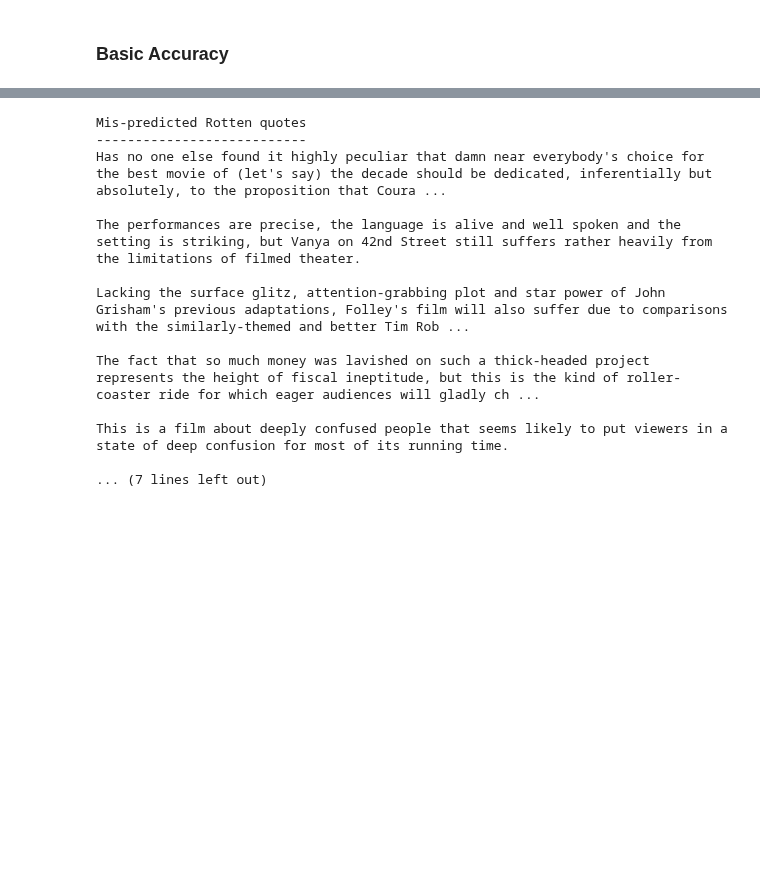
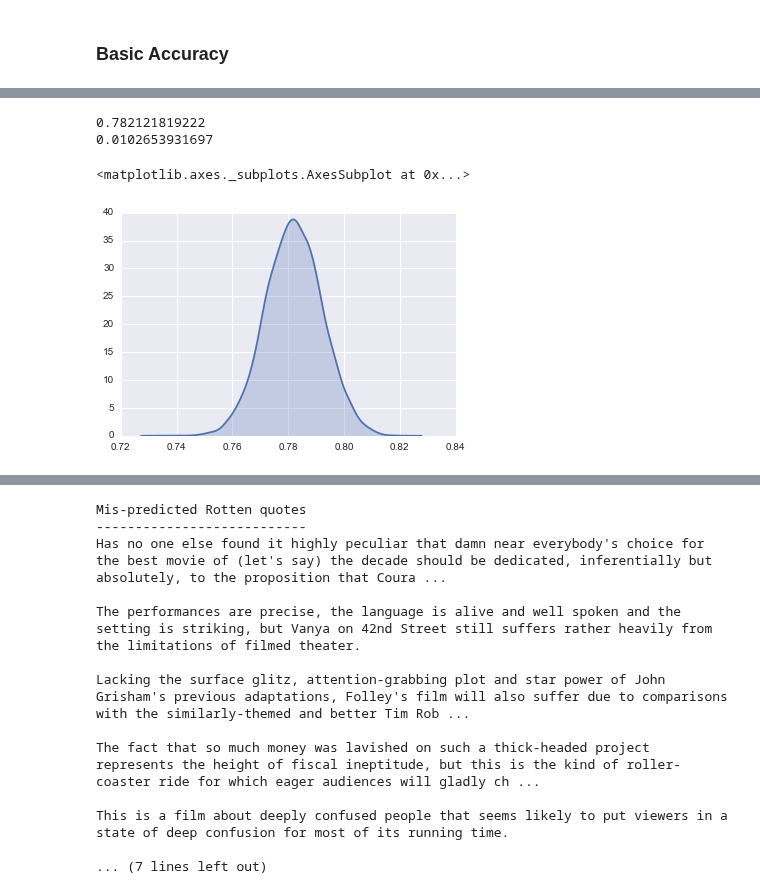
Before and after one commit to podopie/DAT18NYC, a Jupyter notebook: classes/10-naive_bayes.ipynb, the cells around one changed output, grey strips where cells are left out. Cells and saved outputs as stored; diff of their text form; code cells hidden in the pictures; blank space fills up the shorter version.

```diff
--- a/classes/10-naive_bayes.ipynb
+++ b/classes/10-naive_bayes.ipynb
@@ -255,4 +186 @@ train_test_split?
-# %%
-# Use SKLearn's train_test_split
-xtrain, xtest, ytrain, ytest = train_test_split(X, Y)
 # %% [markdown]
@@ -260,10 +188,2 @@ xtrain, xtest, ytrain, ytest = train_test_split(X, Y)
-# %%
-# Not much code here
-
-from sklearn.naive_bayes import MultinomialNB
-
-print "MultinomialNB:"
-clf = MultinomialNB().fit(xtrain, ytrain)
-accuracy_report(clf)
 # %% [markdown]
 ### Basic Accuracy
@@ -284,5 +189,0 @@ How much [overfitting](http://en.wikipedia.org/wiki/Overfitting) is too much?  H
-# %%
-from sklearn.naive_bayes import BernoulliNB
-print "BernoulliNB:"
-clf = BernoulliNB().fit(xtrain, ytrain)
-accuracy_report(clf)
@@ -294,5 +189,0 @@ Accuracy on test data:     0.68
-# %%
-from sklearn.linear_model import LogisticRegression
-print "Logistic Regression:"
-clf = LogisticRegression().fit(xtrain, ytrain)
-accuracy_report(clf)
@@ -340,0 +245,23 @@ array([2014,  756, 1647,  941, 4174])
+# %%
+import numpy as np
+import seaborn as sns
+from sklearn import cross_validation
+kfold = cross_validation.KFold(n=x_ones.shape[0], n_folds=5, shuffle=True, random_state=1234)
+
+train_acc = []
+test_acc = []
+for train_index, test_index in kfold:
+    clf = naive_bayes.MultinomialNB().fit(x[train_index], y[train_index])
+    train_acc.append(clf.score(x[train_index], y[train_index]))
+    test_acc.append(clf.score(x[test_index], y[test_index]))
+
+print np.array(test_acc).mean()
+print np.array(test_acc).std()
+
+plt.figure()
+sns.kdeplot(np.random.normal(loc=np.array(test_acc).mean(), scale=np.array(test_acc).std(), size=10000), shade=True)
+# %% [output]
+0.782121819222
+0.0102653931697
+<matplotlib.axes._subplots.AxesSubplot at 0x...>
+[figure, added]
```
Also changed, not shown: parts of 69 cells of this notebook, 1 other file.
